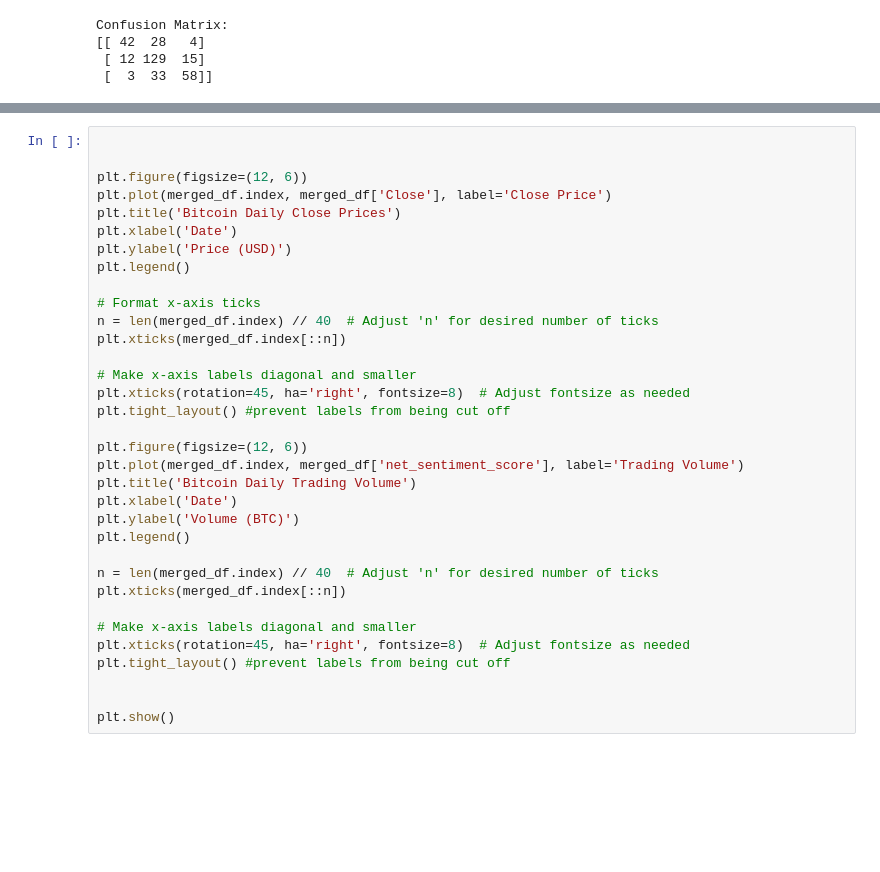
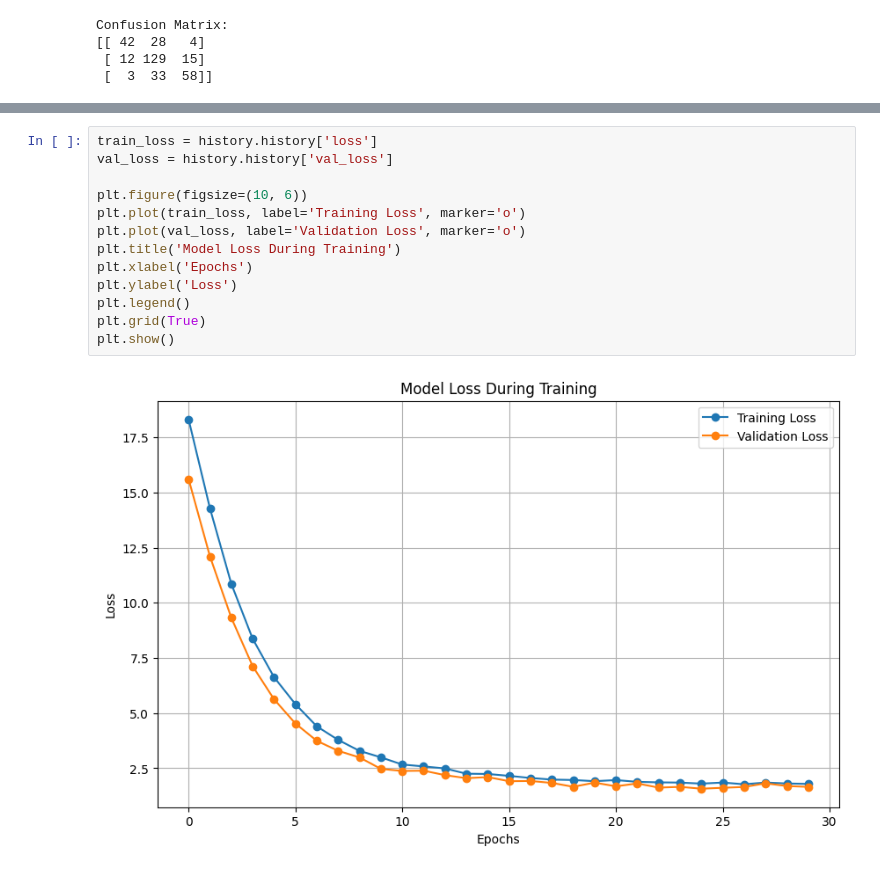
Before and after one commit to parvchor/COGS-118B-Project, a Jupyter notebook: workingCopy2 copy.ipynb, the cells around one changed output, grey strips where cells are left out. Saved outputs shown, nothing was run; the diff lists cells and outputs as text; blank space fills up the shorter version.

```diff
--- a/workingCopy2 copy.ipynb
+++ b/workingCopy2 copy.ipynb
@@ -446,34 +424,15 @@ Confusion Matrix:
-# %%
-
-
-plt.figure(figsize=(12, 6))
-plt.plot(merged_df.index, merged_df['Close'], label='Close Price')
-plt.title('Bitcoin Daily Close Prices')
-plt.xlabel('Date')
-plt.ylabel('Price (USD)')
-plt.legend()
-
-# Format x-axis ticks
-n = len(merged_df.index) // 40  # Adjust 'n' for desired number of ticks
-plt.xticks(merged_df.index[::n])
-
-# Make x-axis labels diagonal and smaller
-plt.xticks(rotation=45, ha='right', fontsize=8)  # Adjust fontsize as needed
-plt.tight_layout() #prevent labels from being cut off
-
-plt.figure(figsize=(12, 6))
-plt.plot(merged_df.index, merged_df['net_sentiment_score'], label='Trading Volume')
-plt.title('Bitcoin Daily Trading Volume')
-plt.xlabel('Date')
-plt.ylabel('Volume (BTC)')
-plt.legend()
-
-n = len(merged_df.index) // 40  # Adjust 'n' for desired number of ticks
-plt.xticks(merged_df.index[::n])
-
-# Make x-axis labels diagonal and smaller
-plt.xticks(rotation=45, ha='right', fontsize=8)  # Adjust fontsize as needed
-plt.tight_layout() #prevent labels from being cut off
-
-
-plt.show()
+# %%
+train_loss = history.history['loss']
+val_loss = history.history['val_loss']
+
+plt.figure(figsize=(10, 6))
+plt.plot(train_loss, label='Training Loss', marker='o')
+plt.plot(val_loss, label='Validation Loss', marker='o')
+plt.title('Model Loss During Training')
+plt.xlabel('Epochs')
+plt.ylabel('Loss')
+plt.legend()
+plt.grid(True)
+plt.show()
+# %% [output]
+[figure, added]
```
Also changed, not shown: parts of 5 cells of this notebook.
